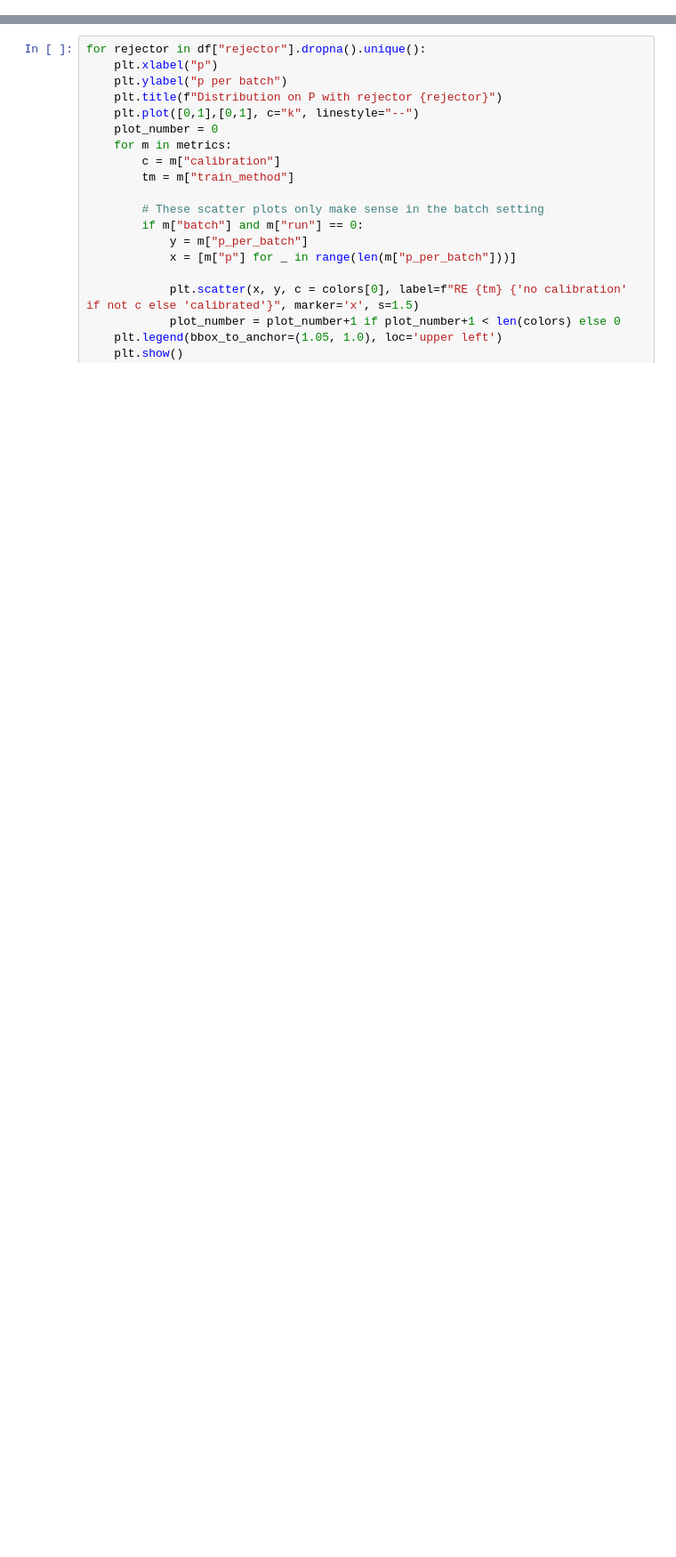
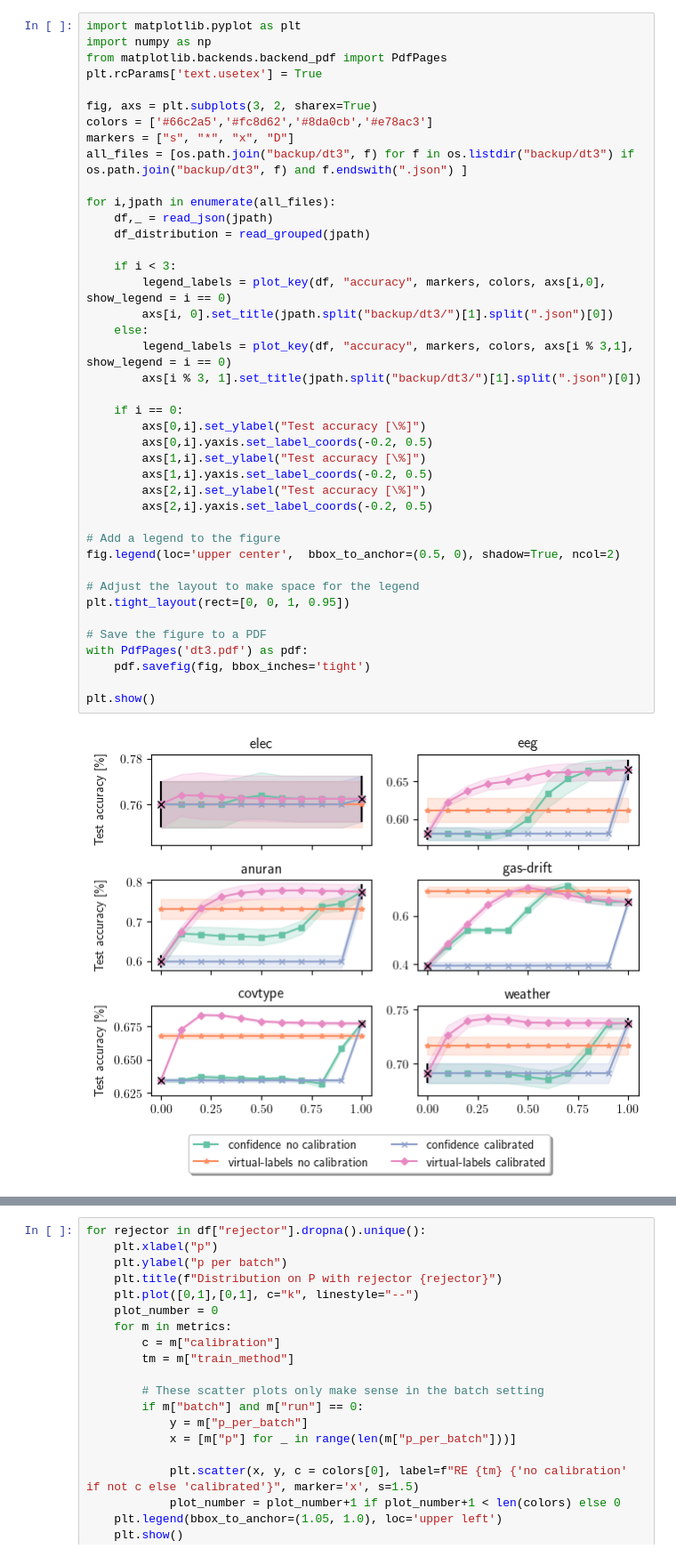
Before and after one commit to sbuschjaeger/REwOC, a Jupyter notebook: plot.ipynb, the cells around one changed output, grey strips where cells are left out. Shown at 89% size. Saved outputs shown, nothing was run; the diff lists cells and outputs as text; blank space fills up the shorter version.

```diff
--- a/plot.ipynb
+++ b/plot.ipynb
@@ -286,0 +320,43 @@ NameError: name 'asds' is not defined
+# %%
+import matplotlib.pyplot as plt
+import numpy as np
+from matplotlib.backends.backend_pdf import PdfPages
+plt.rcParams['text.usetex'] = True
+
+fig, axs = plt.subplots(3, 2, sharex=True)
+colors = ['#66c2a5','#fc8d62','#8da0cb','#e78ac3']
+markers = ["s", "*", "x", "D"]
+all_files = [os.path.join("backup/dt3", f) for f in os.listdir("backup/dt3") if os.path.join("backup/dt3", f) and f.endswith(".json") ]
+
+for i,jpath in enumerate(all_files):
+    df,_ = read_json(jpath)
+    df_distribution = read_grouped(jpath)
+
+    if i < 3:
+        legend_labels = plot_key(df, "accuracy", markers, colors, axs[i,0], show_legend = i == 0)
+        axs[i, 0].set_title(jpath.split("backup/dt3/")[1].split(".json")[0])
+    else:
+        legend_labels = plot_key(df, "accuracy", markers, colors, axs[i % 3,1], show_legend = i == 0)
+        axs[i % 3, 1].set_title(jpath.split("backup/dt3/")[1].split(".json")[0])
+
+    if i == 0:
+        axs[0,i].set_ylabel("Test accuracy [\%]")
+        axs[0,i].yaxis.set_label_coords(-0.2, 0.5)
+        axs[1,i].set_ylabel("Test accuracy [\%]")
+        axs[1,i].yaxis.set_label_coords(-0.2, 0.5)
+        axs[2,i].set_ylabel("Test accuracy [\%]")
+        axs[2,i].yaxis.set_label_coords(-0.2, 0.5)
+
+# Add a legend to the figure
+fig.legend(loc='upper center',  bbox_to_anchor=(0.5, 0), shadow=True, ncol=2)
+
+# Adjust the layout to make space for the legend
+plt.tight_layout(rect=[0, 0, 1, 0.95])
+
+# Save the figure to a PDF
+with PdfPages('dt3.pdf') as pdf:
+    pdf.savefig(fig, bbox_inches='tight')
+
+plt.show()
+# %% [output]
+[figure, added]
```
Also changed, not shown: parts of 6 cells of this notebook, 4 other files.
